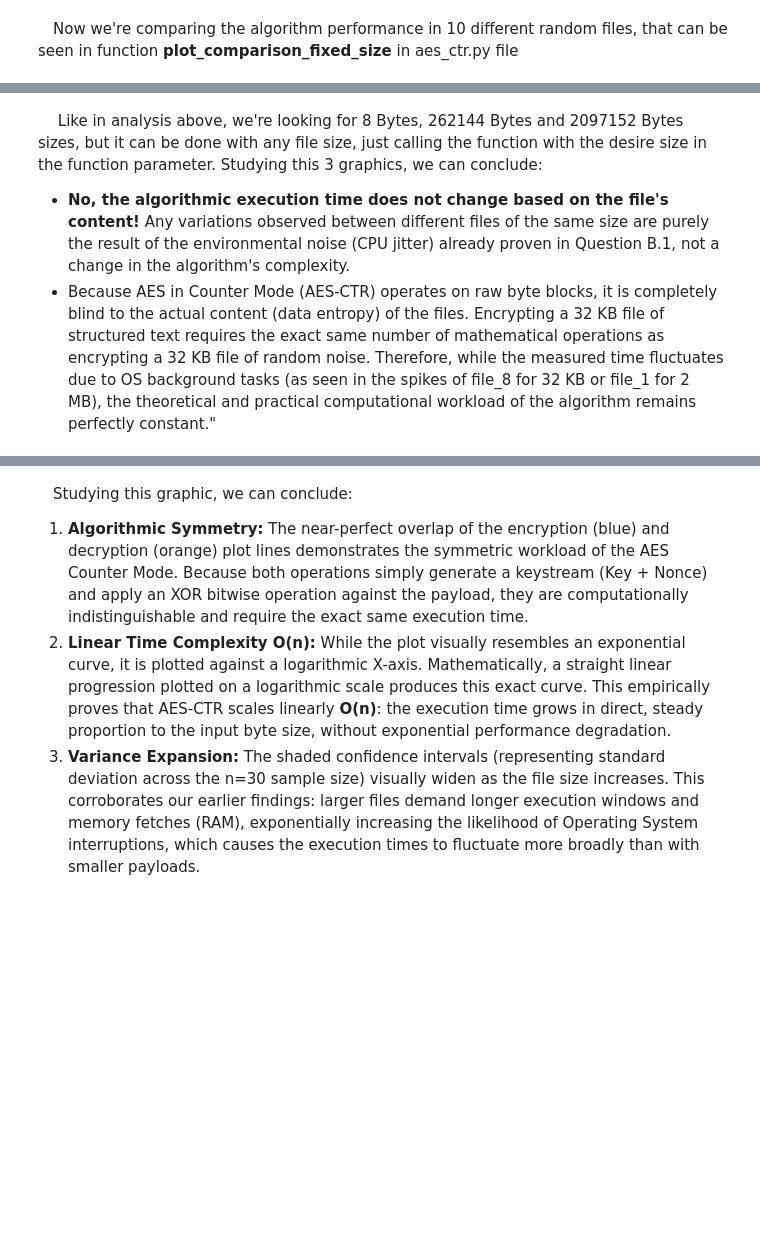
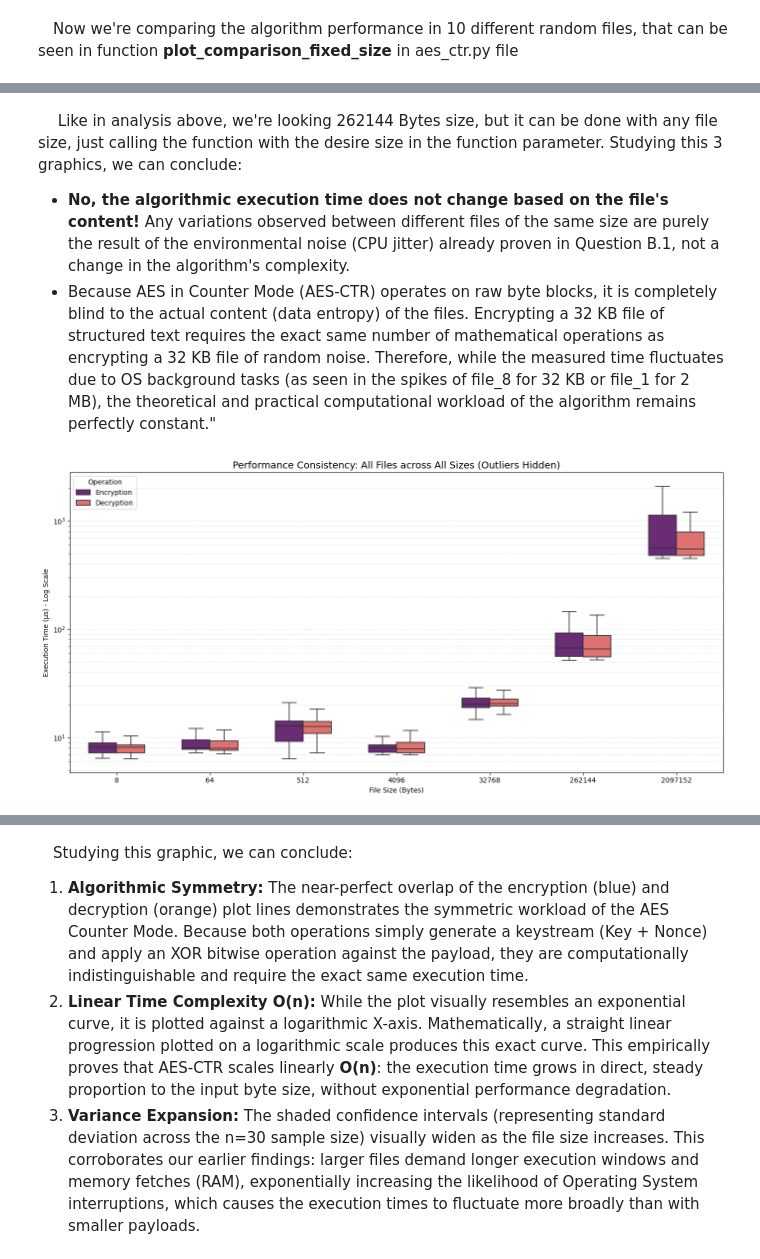
Before and after one commit to amandacalu/SeP-TP1, a Jupyter notebook: 04 - notebooks/assigment1.ipynb, the cells around one changed output, grey strips where cells are left out. Saved outputs shown, nothing was run; the diff lists cells and outputs as text; code cells hidden in the pictures; blank space fills up the shorter version.

```diff
--- a/04 - notebooks/assigment1.ipynb
+++ b/04 - notebooks/assigment1.ipynb
@@ -72,4 +71,8 @@ plot_comparison_fixed_size(df,2097152)
 # %% [markdown]
-&emsp; Like in analysis above, we're looking for 8 Bytes, 262144 Bytes and 2097152 Bytes sizes, but it can be done with any file size, just calling the function with the desire size in the function parameter. Studying this 3 graphics, we can conclude:
+&emsp; Like in analysis above, we're looking 262144 Bytes size, but it can be done with any file size, just calling the function with the desire size in the function parameter. Studying this 3 graphics, we can conclude:
 - **No, the algorithmic execution time does not change based on the file's content!** Any variations observed between different files of the same size are purely the result of the environmental noise (CPU jitter) already proven in Question B.1, not a change in the algorithm's complexity.<br>
 - Because AES in Counter Mode (AES-CTR) operates on raw byte blocks, it is completely blind to the actual content (data entropy) of the files. Encrypting a 32 KB file of structured text requires the exact same number of mathematical operations as encrypting a 32 KB file of random noise. Therefore, while the measured time fluctuates due to OS background tasks (as seen in the spikes of file_8 for 32 KB or file_1 for 2 MB), the theoretical and practical computational workload of the algorithm remains perfectly constant."
+# %%
+plot_consistency_all_sizes_us(df)
+# %% [output]
+[figure, added]
```
Also changed, not shown: parts of 10 cells of this notebook, 1 other file.
